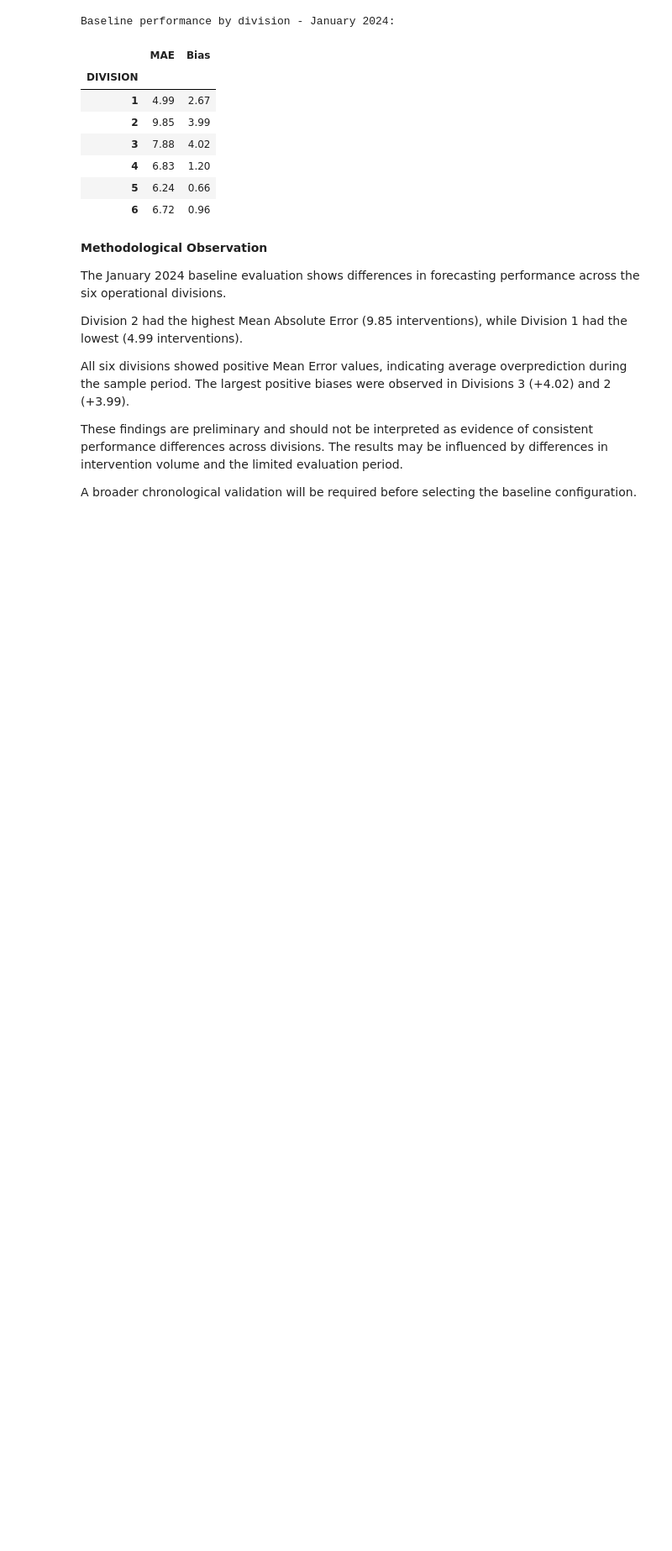
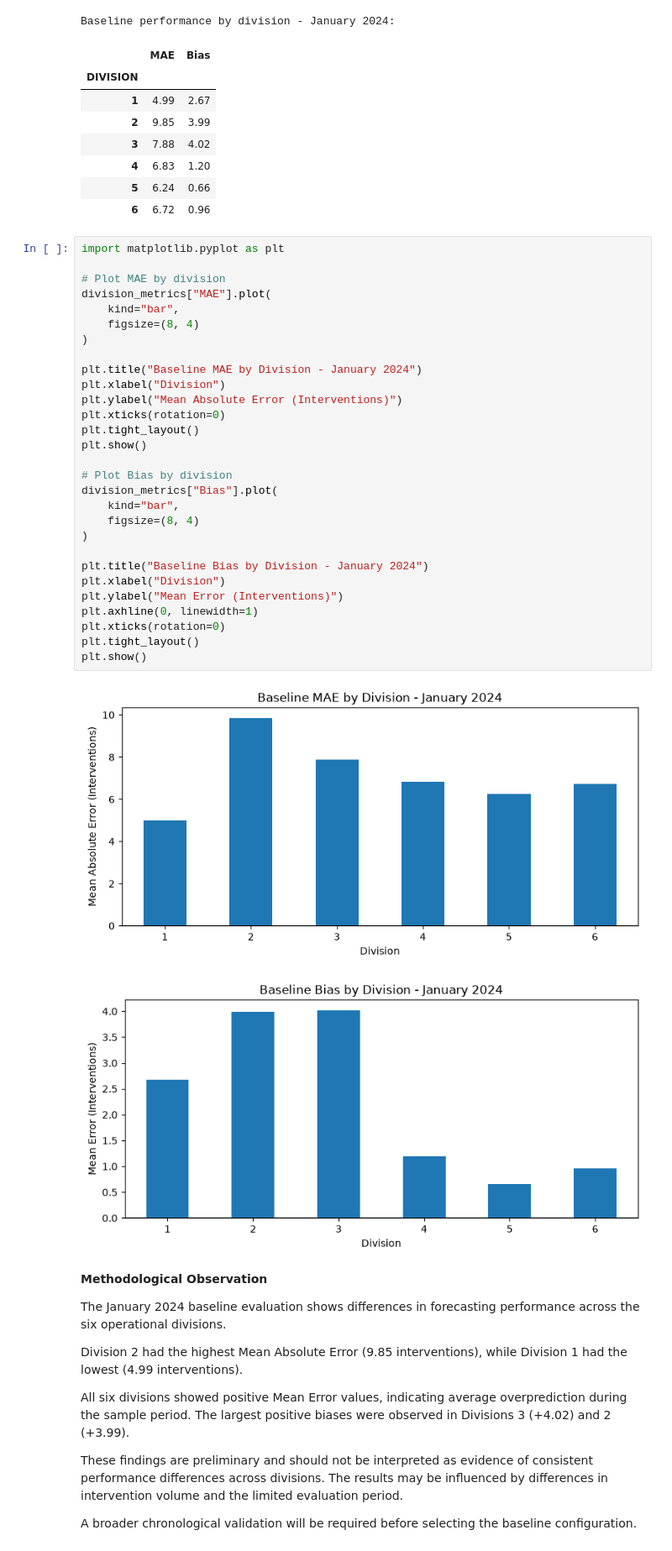
Before and after one commit to abouganemi/ycit440-sim-forecast, a Jupyter notebook: notebooks/modelling/2_SIM_Intervention_Demand_Forecasting_Baseline_Forecasting.ipynb, the cells around one changed output. Shown at 84% size. Cells and saved outputs as stored; diff of their text form; blank space fills up the shorter version.

```diff
--- a/notebooks/modelling/2_SIM_Intervention_Demand_Forecasting_Baseline_Forecasting.ipynb
+++ b/notebooks/modelling/2_SIM_Intervention_Demand_Forecasting_Baseline_Forecasting.ipynb
@@ -462,6 +462,38 @@ Baseline performance by division - January 2024:
 | 4 | 6.83 | 1.20 |
 | 5 | 6.24 | 0.66 |
 | 6 | 6.72 | 0.96 |
+# %%
+import matplotlib.pyplot as plt
+
+# Plot MAE by division
+division_metrics["MAE"].plot(
+    kind="bar",
+    figsize=(8, 4)
+)
+
+plt.title("Baseline MAE by Division - January 2024")
+plt.xlabel("Division")
+plt.ylabel("Mean Absolute Error (Interventions)")
+plt.xticks(rotation=0)
+plt.tight_layout()
+plt.show()
+
+# Plot Bias by division
+division_metrics["Bias"].plot(
+    kind="bar",
+    figsize=(8, 4)
+)
+
+plt.title("Baseline Bias by Division - January 2024")
+plt.xlabel("Division")
+plt.ylabel("Mean Error (Interventions)")
+plt.axhline(0, linewidth=1)
+plt.xticks(rotation=0)
+plt.tight_layout()
+plt.show()
+# %% [output]
+[figure, added]
+[figure, added]
 # %% [markdown]
 **Methodological Observation**
 
```
Also changed, not shown: parts of 4 cells of this notebook, 4 other files.
